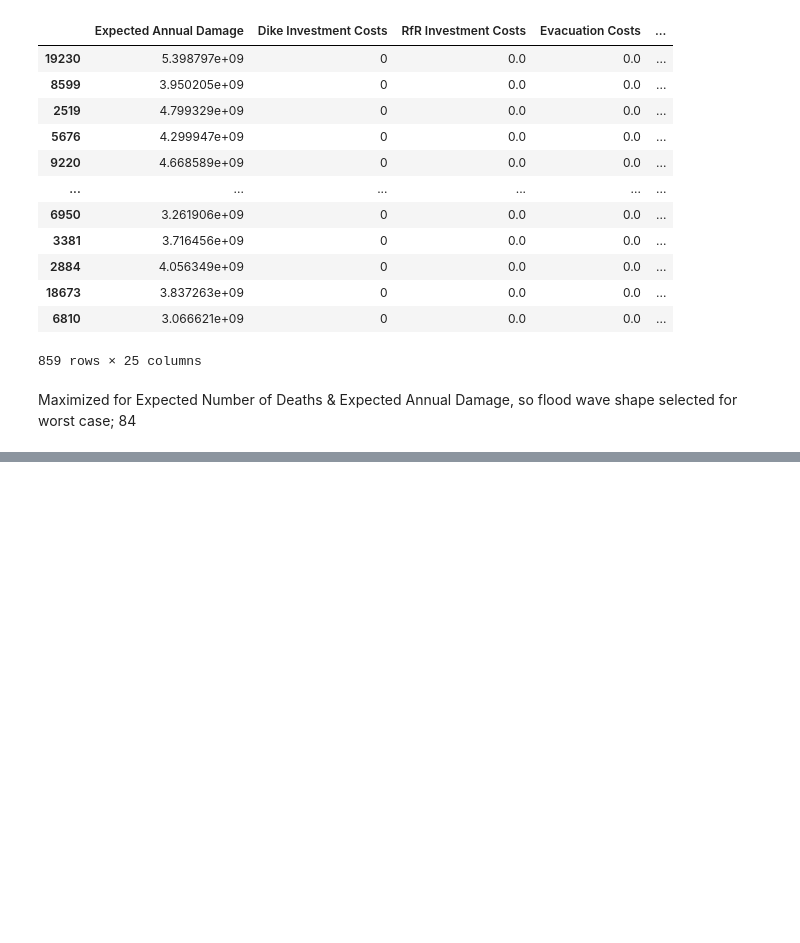
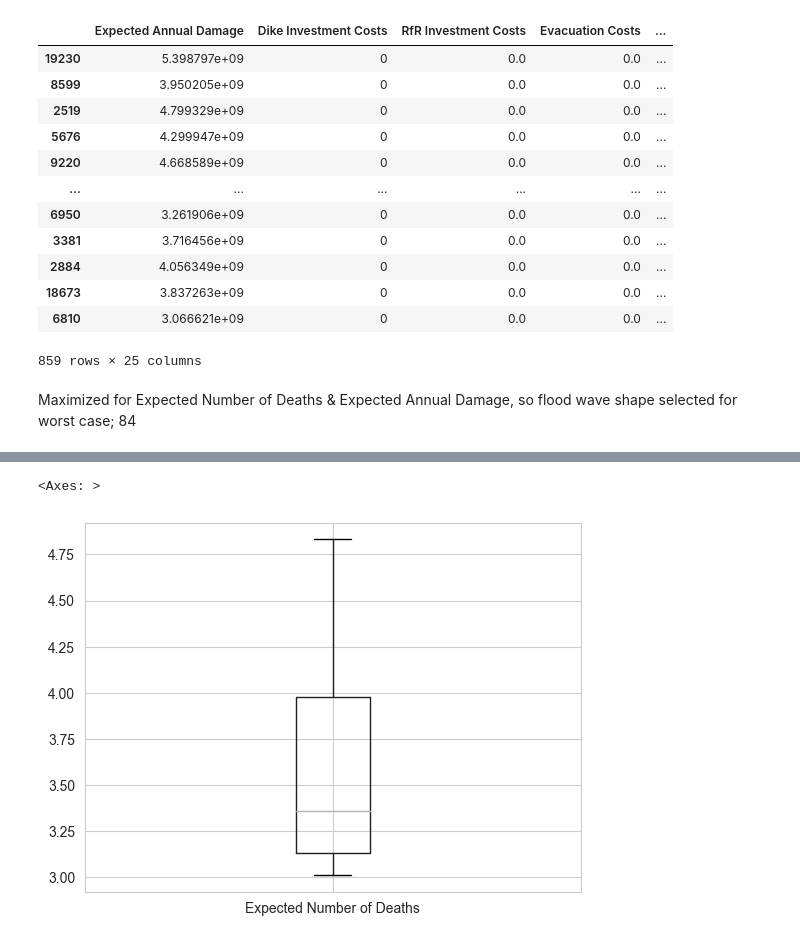
Before and after one commit to BRtudelft/Group1_EPA1361_Model-based_Decision-making, a Jupyter notebook: MORDM_1_problem_formulation.ipynb, the cells around one changed output, grey strips where cells are left out. Drawn from its saved outputs; the diff is of its cells as text; code cells hidden in the pictures; blank space fills up the shorter version.

```diff
--- a/MORDM_1_problem_formulation.ipynb
+++ b/MORDM_1_problem_formulation.ipynb
@@ -362,0 +366,3 @@ Maximized for Expected Number of Deaths & Expected Annual Damage, so flood wave
+# %%
+select_rows_deaths =  outcomes[(outcomes['Expected Number of Deaths']  > np.percentile(outcomes['Expected Number of Deaths'],90))]
+select_rows_deaths
@@ -362,0 +400,5 @@ Maximized for Expected Number of Deaths & Expected Annual Damage, so flood wave
+# %%
+select_rows_deaths.boxplot(column='Expected Number of Deaths')
+# %% [output]
+<Axes: >
+[figure, added]
```
Also changed, not shown: parts of 15 cells of this notebook.
